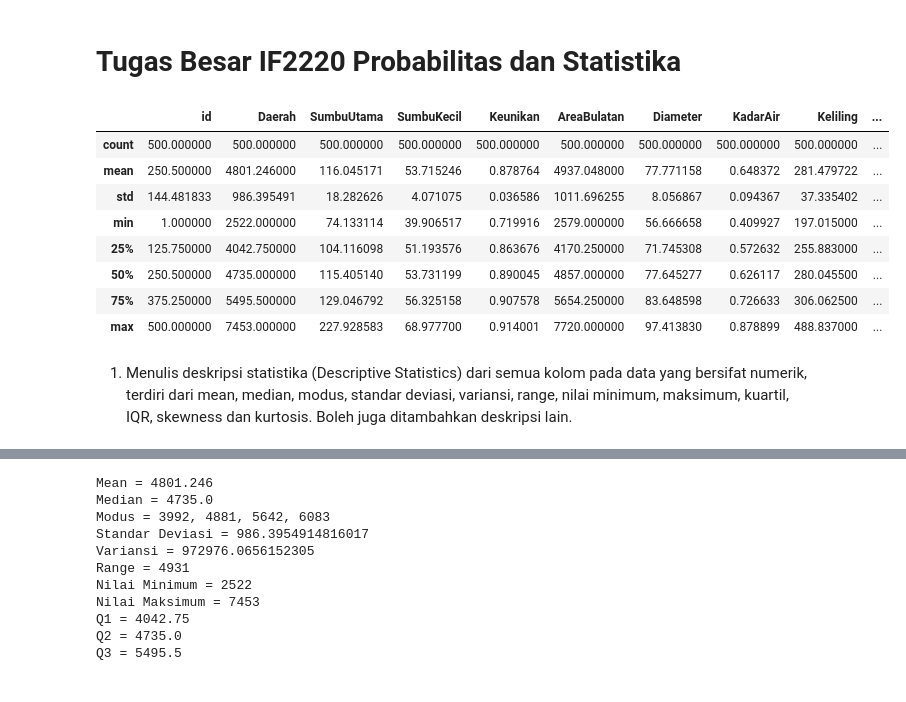
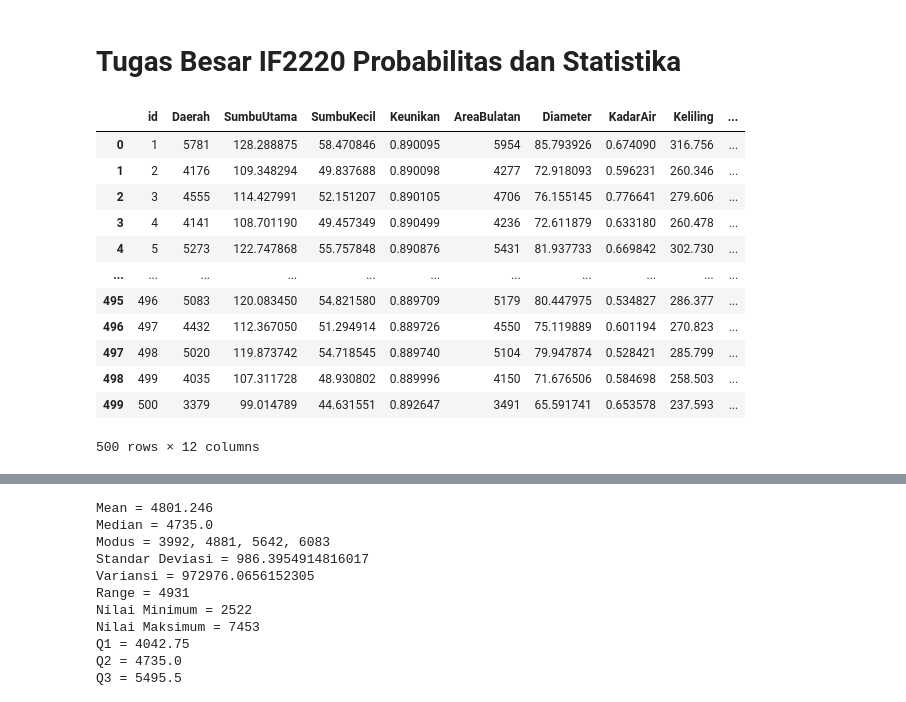
Before and after one commit to reymyr/Hypothesis-Testing, a Jupyter notebook: Tubes.ipynb, the cells around one changed output, grey strips where cells are left out. Drawn from its saved outputs; the diff is of its cells as text; code cells hidden in the pictures.

```diff
--- a/Tubes.ipynb
+++ b/Tubes.ipynb
@@ -2,22 +2,23 @@
 # Tugas Besar IF2220 Probabilitas dan Statistika
 # %%
 import pandas as pd
+import matplotlib.pyplot as plt
 
 # Baca file Gandum.csv
 columnNames = ["id", "Daerah", "SumbuUtama", "SumbuKecil", "Keunikan", "AreaBulatan", "Diameter", "KadarAir", "Keliling", "Bulatan", "Ransum", "Kelas"]
 df = pd.read_csv("Gandum.csv", names=columnNames)
-df.describe()
+df
 # %% [output]
 |  | id | Daerah | SumbuUtama | SumbuKecil | Keunikan | AreaBulatan | Diameter | KadarAir | Keliling | ... |
-| count | 500.000000 | 500.000000 | 500.000000 | 500.000000 | 500.000000 | 500.000000 | 500.000000 | 500.000000 | 500.000000 | ... |
-| mean | 250.500000 | 4801.246000 | 116.045171 | 53.715246 | 0.878764 | 4937.048000 | 77.771158 | 0.648372 | 281.479722 | ... |
-| std | 144.481833 | 986.395491 | 18.282626 | 4.071075 | 0.036586 | 1011.696255 | 8.056867 | 0.094367 | 37.335402 | ... |
-| min | 1.000000 | 2522.000000 | 74.133114 | 39.906517 | 0.719916 | 2579.000000 | 56.666658 | 0.409927 | 197.015000 | ... |
-| 25% | 125.750000 | 4042.750000 | 104.116098 | 51.193576 | 0.863676 | 4170.250000 | 71.745308 | 0.572632 | 255.883000 | ... |
-| 50% | 250.500000 | 4735.000000 | 115.405140 | 53.731199 | 0.890045 | 4857.000000 | 77.645277 | 0.626117 | 280.045500 | ... |
-| 75% | 375.250000 | 5495.500000 | 129.046792 | 56.325158 | 0.907578 | 5654.250000 | 83.648598 | 0.726633 | 306.062500 | ... |
-| max | 500.000000 | 7453.000000 | 227.928583 | 68.977700 | 0.914001 | 7720.000000 | 97.413830 | 0.878899 | 488.837000 | ... |
+| 0 | 1 | 5781 | 128.288875 | 58.470846 | 0.890095 | 5954 | 85.793926 | 0.674090 | 316.756 | ... |
+| 1 | 2 | 4176 | 109.348294 | 49.837688 | 0.890098 | 4277 | 72.918093 | 0.596231 | 260.346 | ... |
+| 2 | 3 | 4555 | 114.427991 | 52.151207 | 0.890105 | 4706 | 76.155145 | 0.776641 | 279.606 | ... |
+| 3 | 4 | 4141 | 108.701190 | 49.457349 | 0.890499 | 4236 | 72.611879 | 0.633180 | 260.478 | ... |
+| 4 | 5 | 5273 | 122.747868 | 55.757848 | 0.890876 | 5431 | 81.937733 | 0.669842 | 302.730 | ... |
+| ... | ... | ... | ... | ... | ... | ... | ... | ... | ... | ... |
+| 495 | 496 | 5083 | 120.083450 | 54.821580 | 0.889709 | 5179 | 80.447975 | 0.534827 | 286.377 | ... |
+| 496 | 497 | 4432 | 112.367050 | 51.294914 | 0.889726 | 4550 | 75.119889 | 0.601194 | 270.823 | ... |
+| 497 | 498 | 5020 | 119.873742 | 54.718545 | 0.889740 | 5104 | 79.947874 | 0.528421 | 285.799 | ... |
+| 498 | 499 | 4035 | 107.311728 | 48.930802 | 0.889996 | 4150 | 71.676506 | 0.584698 | 258.503 | ... |
+| 499 | 500 | 3379 | 99.014789 | 44.631551 | 0.892647 | 3491 | 65.591741 | 0.653578 | 237.593 | ... |
+500 rows × 12 columns
-# %% [markdown]
-1. Menulis deskripsi statistika (Descriptive Statistics) dari semua kolom pada data yang bersifat
-numerik, terdiri dari mean, median, modus, standar deviasi, variansi, range, nilai minimum,
-maksimum, kuartil, IQR, skewness dan kurtosis. Boleh juga ditambahkan deskripsi lain.
```
Also changed, not shown: parts of 15 cells of this notebook.
